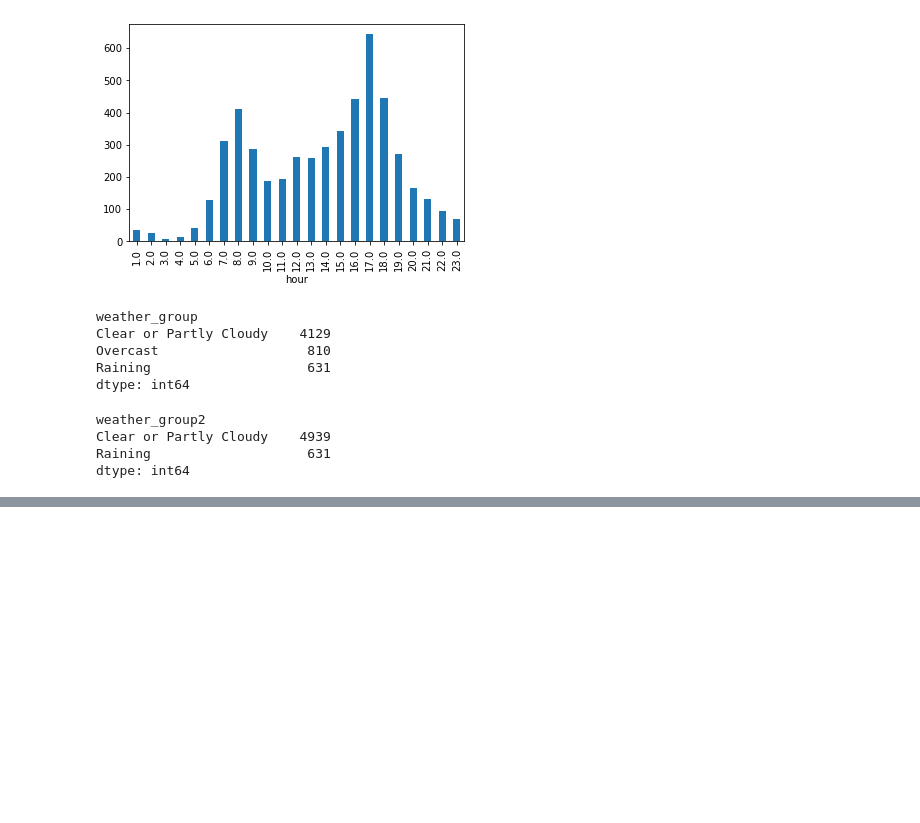
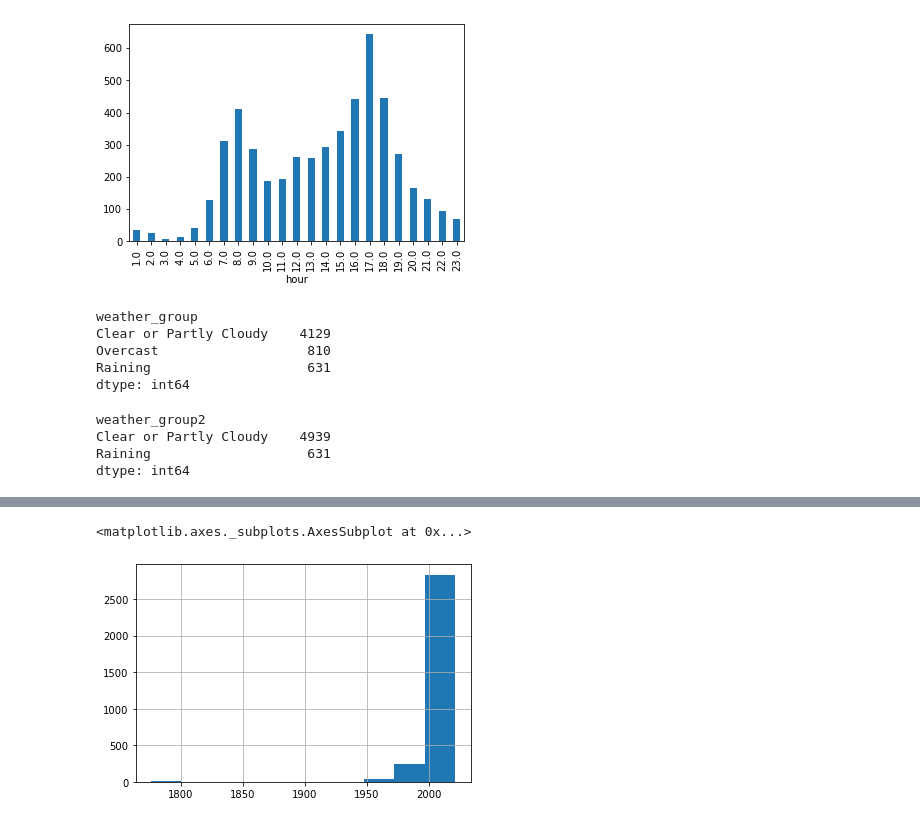
Before and after one commit to zhen-zh/bike, a Jupyter notebook: Data_Prep.ipynb, the cells around one changed output, grey strips where cells are left out. Drawn from its saved outputs; the diff is of its cells as text; code cells hidden in the pictures; blank space fills up the shorter version.

```diff
--- a/Data_Prep.ipynb
+++ b/Data_Prep.ipynb
@@ -92,0 +148,3 @@ acci_strtindex.to_csv('./bikecollisiondata_with_nearest_street_index2_updated.cs
+# %%
+## EDA on Bike Facility
+facility = pd.read_csv('./data/Existing_Bike_Facilities.csv',sep = ',')
@@ -92,0 +210,8 @@ acci_strtindex.to_csv('./bikecollisiondata_with_nearest_street_index2_updated.cs
+# %%
+facility['yr_complete'] = pd.to_datetime(facility.DATE_COMPLETED).dt.year
+#acci_strtindex['yr_complete'].unique()
+# %%
+facility['yr_complete'].hist()
+# %% [output]
+<matplotlib.axes._subplots.AxesSubplot at 0x...>
+[figure, added]
```
Also changed, not shown: parts of 13 cells of this notebook, 6 other files.
